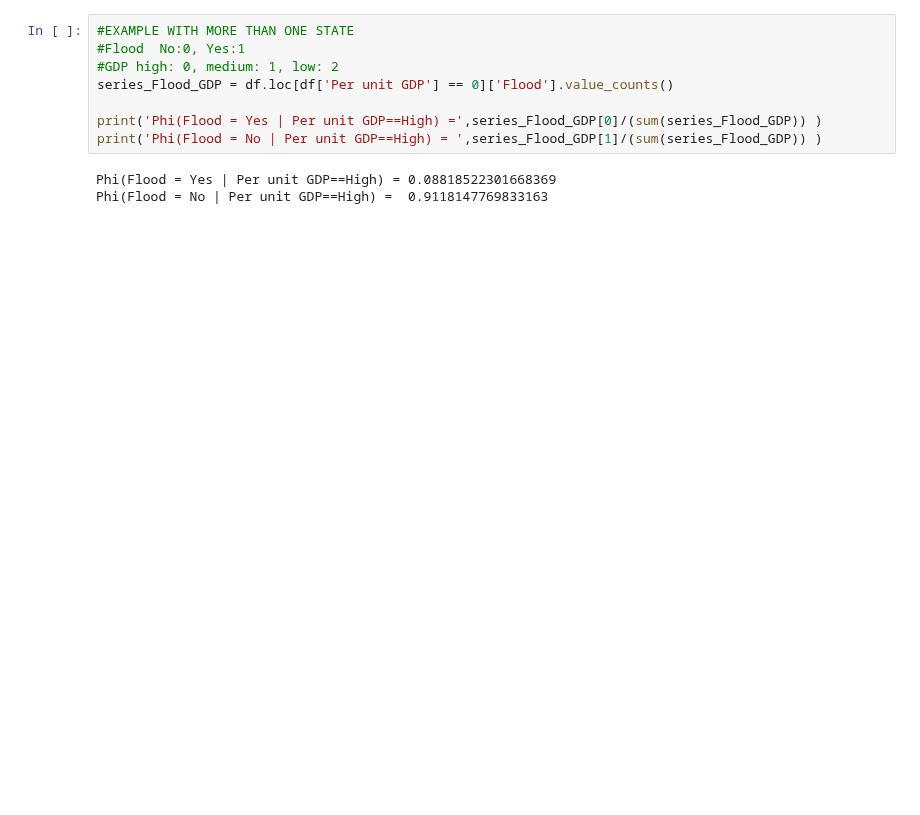
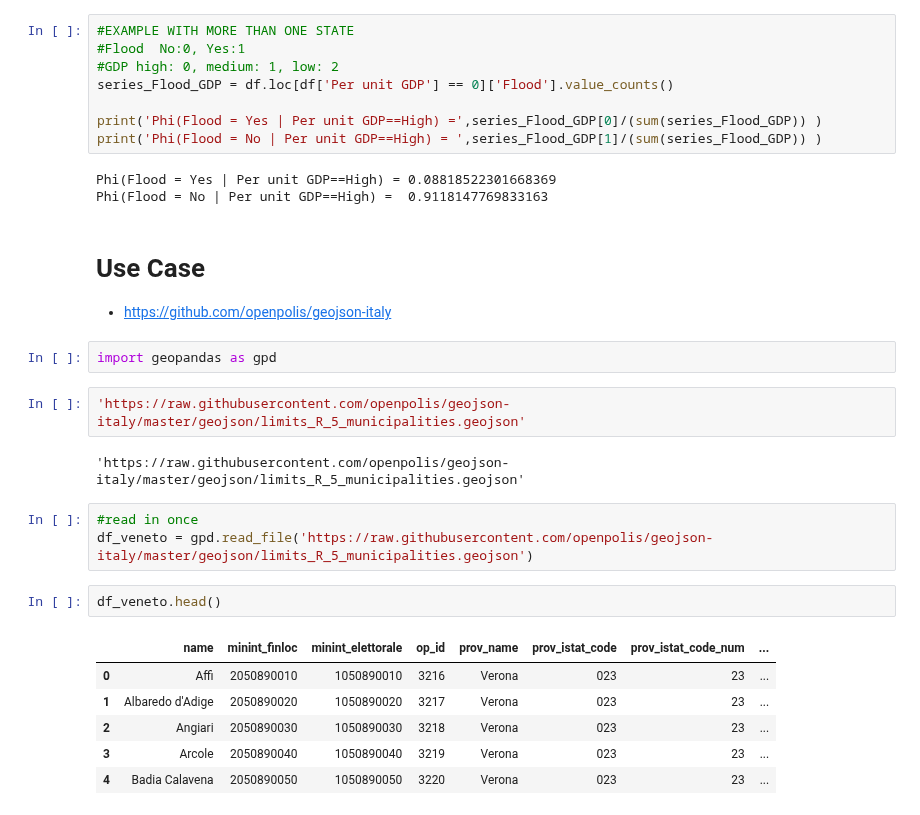
Before and after one commit to RiccardoSpolaor/Flood-disaster-prediction, a Jupyter notebook: Flooding Disaster Prediction.ipynb, the cells around one changed output. Saved outputs shown, nothing was run; the diff lists cells and outputs as text; blank space fills up the shorter version.

```diff
--- a/Flooding Disaster Prediction.ipynb
+++ b/Flooding Disaster Prediction.ipynb
@@ -755,3 +755,24 @@ print('Phi(Flood = No | Per unit GDP==High) = ',series_Flood_GDP[1]/(sum(series_
 # %% [output]
 Phi(Flood = Yes | Per unit GDP==High) = 0.08818522301668369
 Phi(Flood = No | Per unit GDP==High) =  0.9118147769833163
+# %% [markdown]
+# Use Case
+* https://github.com/openpolis/geojson-italy
+# %%
+import geopandas as gpd
+# %%
+'https://raw.githubusercontent.com/openpolis/geojson-italy/master/geojson/limits_R_5_municipalities.geojson'
+# %% [output]
+'https://raw.githubusercontent.com/openpolis/geojson-italy/master/geojson/limits_R_5_municipalities.geojson'
+# %%
+#read in once
+df_veneto = gpd.read_file('https://raw.githubusercontent.com/openpolis/geojson-italy/master/geojson/limits_R_5_municipalities.geojson')
+# %%
+df_veneto.head()
+# %% [output]
+|  | name | minint_finloc | minint_elettorale | op_id | prov_name | prov_istat_code | prov_istat_code_num | ... |
+| 0 | Affi | 2050890010 | 1050890010 | 3216 | Verona | 023 | 23 | ... |
+| 1 | Albaredo d'Adige | 2050890020 | 1050890020 | 3217 | Verona | 023 | 23 | ... |
+| 2 | Angiari | 2050890030 | 1050890030 | 3218 | Verona | 023 | 23 | ... |
+| 3 | Arcole | 2050890040 | 1050890040 | 3219 | Verona | 023 | 23 | ... |
+| 4 | Badia Calavena | 2050890050 | 1050890050 | 3220 | Verona | 023 | 23 | ... |
```
Also changed, not shown: parts of 13 cells of this notebook, 15 other files.
